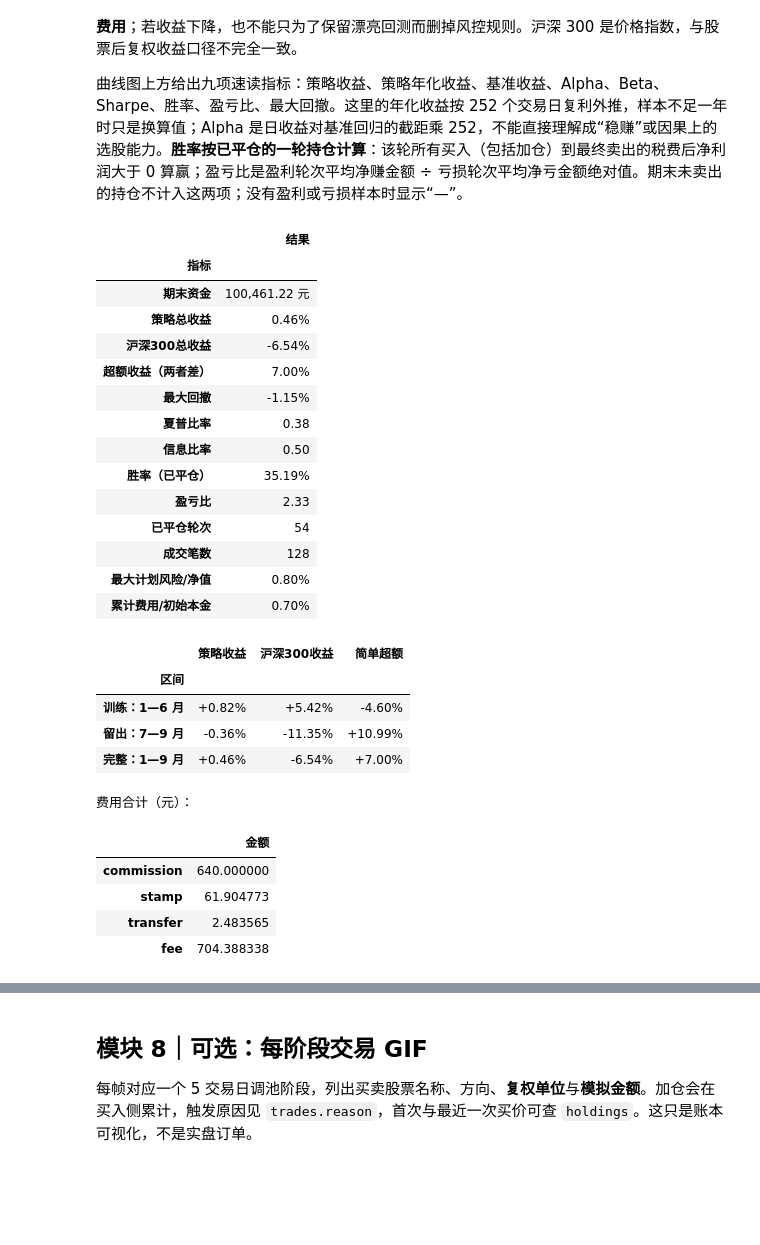
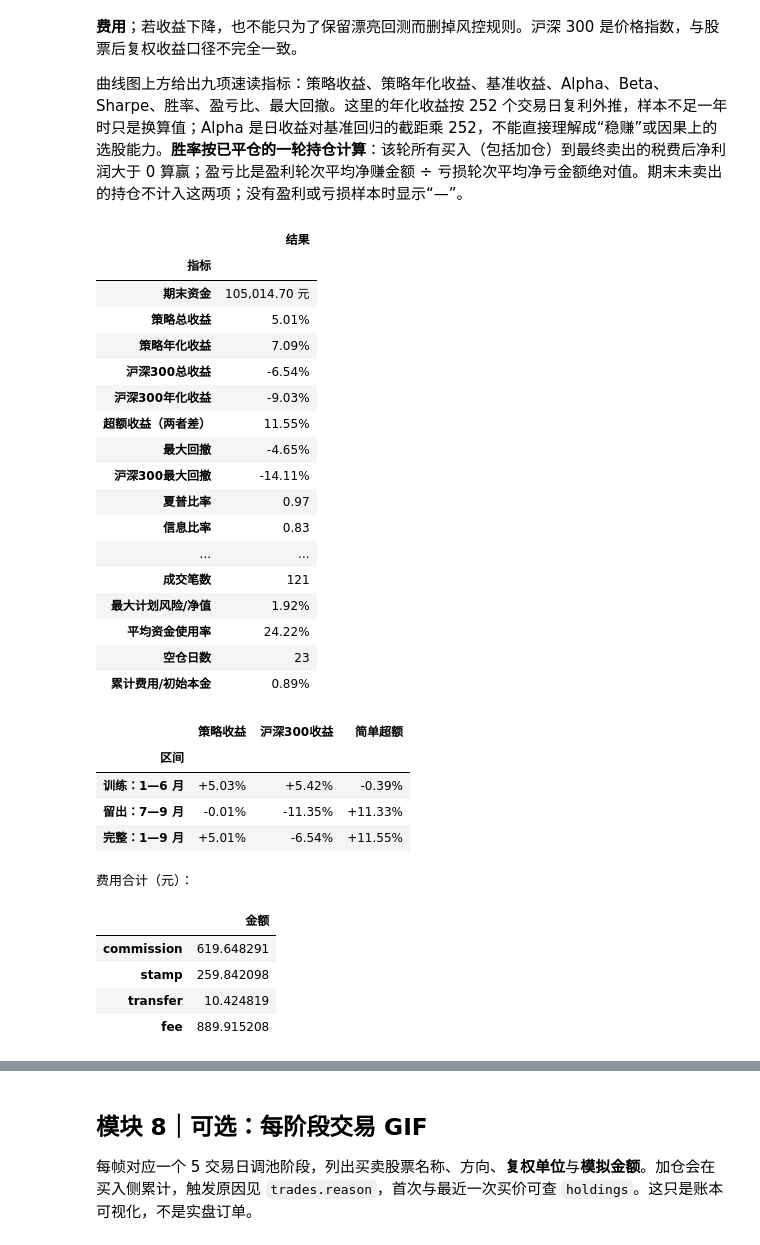
Before and after one commit to ZhengrongYue/MiniQuant, a Jupyter notebook: simple_framework.ipynb, the cells around one changed output, grey strips where cells are left out. Drawn from its saved outputs; the diff is of its cells as text; code cells hidden in the pictures; blank space fills up the shorter version.

```diff
--- a/simple_framework.ipynb
+++ b/simple_framework.ipynb
@@ -24,13 +24,13 @@ from IPython.display import display, Image as NotebookImage
 DATA = Path('data/private')
 DATA.mkdir(parents=True, exist_ok=True)
 START_DATE, FIRST_DAY, END_DATE = '2025-12-01', '2026-01-05', '2026-09-30'
-POOL_SIZE, PE_LOWER, PE_UPPER = 10, 8.0, 30.0
+POOL_SIZE, PE_LOWER, PE_UPPER, REBALANCE_EVERY = 10, 8.0, 30.0, 5
 MA_FAST, MA_SLOW, ATR_WINDOW = 8, 15, 14
 INITIAL_CASH = 100_000.0
 COMMISSION_RATE, MIN_COMMISSION = 0.0003, 5.0   # 券商万三；每笔佣金最低 5 元
 STAMP_DUTY_RATE = 0.0005                       # 2026 年卖出印花税：万分之五
 TRANSFER_RATE = 0.00001                        # 过户费双边：十万分之一
-TOTAL_RISK, NAME_RISK, MAX_NAME_WEIGHT = 0.01, 0.002, 0.10
+TOTAL_RISK, NAME_RISK, MAX_NAME_WEIGHT = 0.02, 0.008, 0.30
 RISK_BUFFER = 0.95  # 下单时只用 95% 的组合风险预算，给费用和净值波动留余量
 INITIAL_STOP, ARM_GAIN, TRAIL_BACK = 0.025, 0.08, 0.025
 ATR_MULT, TRANCHES, ADD_PROFIT_STEP = 1.5, 3, 0.02  # 两次加仓阈值：+2%、+4%
@@ -344,7 +410,7 @@ display(first_pool.reset_index(drop=True))
 
 MA8 是近 8 个交易日的平均收盘价，MA15 是近 15 日平均。**金叉**指昨天 MA8 ≤ MA15、今天 MA8 > MA15；只有池内新金叉才触发首笔买入。**死叉**指 MA8 从上方跌到 MA15 下方，触发退出。单纯“MA8 在上方”不是新买点；止损卖出后也不会立刻追买，要等新金叉。信号在当日收盘生成，下一交易日开盘才模拟成交。
 # %%
-def build_decisions(bars, reports, benchmark, first=FIRST_DAY, every=5):
+def build_decisions(bars, reports, benchmark, first=FIRST_DAY, every=REBALANCE_EVERY):
     """收盘信号：每 5 个交易日调池，MA8/MA15 金叉和死叉单独记录。"""
     dates = list(benchmark.loc[benchmark.date >= pd.Timestamp(first), 'date'])
     by_day = {day: frame for day, frame in bars.groupby('date', sort=False)}
@@ -369,7 +435,7 @@ def build_decisions(bars, reports, benchmark, first=FIRST_DAY, every=5):
     return pd.DataFrame(records)
 
 
-decisions = build_decisions(bars, reports, benchmark, first=FIRST_DAY, every=5)
+decisions = build_decisions(bars, reports, benchmark, first=FIRST_DAY, every=REBALANCE_EVERY)
 display(decisions.loc[decisions.rebalance,
                       ['signal_date', 'execution_date', 'pool_count', 'trend_count']].head(5))
 print(f'调池 {int(decisions.rebalance.sum())} 次；股票池始终 10 只')
@@ -446,7 +512,7 @@ def run_risk_backtest(bars, benchmark, decisions, *, initial_cash=100_000.0,
     positions = {}  # code -> 复权单位、加仓次数、均价、最高收盘价、计划风险
     last_open = {}
     history = [dict(date=dates[0], nav=1.0, equity=cash, cost=0.0,
-                    turnover=0.0, holdings=0, blocked=0, planned_risk=0.0)]
+                    turnover=0.0, holdings=0, blocked=0, planned_risk=0.0, exposure=0.0)]
     trades = []
     position_log = []
     pending_adds = {}  # 本日开盘触发、下一交易日才可能执行的加仓候选
@@ -622,7 +688,9 @@ def run_risk_backtest(bars, benchmark, decisions, *, initial_cash=100_000.0,
         history.append(dict(date=execution_day, nav=after / initial_cash,
                             equity=after, cost=fees / initial_cash,
                             turnover=turnover, holdings=len(positions),
-                            blocked=blocked, planned_risk=risk_used()))
+                            blocked=blocked, planned_risk=risk_used(),
+                            exposure=sum(p['units'] * last_open[code]
+                                         for code, p in positions.items()) / after))
 
     nav = pd.DataFrame(history).set_index('date')
     trades = pd.DataFrame(trades, columns=[
@@ -643,20 +711,20 @@ def run_risk_backtest(bars, benchmark, decisions, *, initial_cash=100_000.0,
 
 
 # 与上面的三步公式对应：先不计费用，展示单股与多股预算的差别。
-C, total_rate, name_rate, price, stock_rate = 100_000, 0.01, 0.002, 40, 0.05
+C, total_rate, name_rate, price, stock_rate = 100_000, 0.02, 0.008, 40, 0.05
 total_budget = C * total_rate
 risk_per_unit = price * stock_rate
 single_stock_units = total_budget / risk_per_unit
 multi_stock_units = min(total_budget, C * name_rate) / risk_per_unit
 print(f'总风险预算 {total_budget:.0f} 元；每股计划风险 {risk_per_unit:.0f} 元')
-print(f'只买一只时 P={single_stock_units:.0f}；单只预算 0.2% 时 P≈{multi_stock_units:.0f}（未计费用）')
-assert single_stock_units == 500 and multi_stock_units == 100
+print(f'只买一只时 P={single_stock_units:.0f}；单只预算 0.8% 时 P≈{multi_stock_units:.0f}（未计费用）')
+assert single_stock_units == 1000 and multi_stock_units == 400
 
 print('2000 元成交示例：')
 for side in ('BUY', 'SELL'):
     total, commission, stamp, transfer = transaction_fee(2000, side)
     print(f'{side}: 佣金 {commission:.2f} + 印花税 {stamp:.2f} + 过户费 {transfer:.2f} = {total:.2f} 元')
-print('单股 200 元计划风险下，含三次买卖费用的完整目标金额：')
+print('单股 800 元计划风险下，含三次买卖费用的完整目标金额：')
 for distance in (0.03, 0.05):
     full = TRANCHES * max_notional_for_risk(
         INITIAL_CASH * NAME_RISK / TRANCHES, distance)
@@ -755,6 +823,8 @@ def performance_metrics(nav, annual_rf=0.0):
         "简单年化收益率（365日）": calendar_simple,
         "复合年化收益率（365日）": calendar_compound,
         "基准总收益率": float(nav["benchmark_nav"].iloc[-1] - 1),
+        "基准复合年化收益率": (nav["benchmark_nav"].iloc[-1]) ** (252 / n) - 1,
+        "基准最大回撤": float((nav["benchmark_nav"] / nav["benchmark_nav"].cummax() - 1).min()),
         "年化波动率": vol,
         "最大回撤": mdd,
         "Beta": beta,
@@ -765,6 +835,8 @@ def performance_metrics(nav, annual_rf=0.0):
         "累计换手（单边权重之和）": float(nav["turnover"].sum()),
         "累计费用/初始本金": float(nav["cost"].sum()),
         "未成交委托次数": int(nav["blocked"].sum()),
+        "平均资金使用率": float(nav["exposure"].mean()),
+        "空仓日数": int(nav["holdings"].eq(0).sum()),
     }
 
 
@@ -794,16 +866,17 @@ def closed_trade_metrics(trades):
 
 closed_trades, trade_stats = closed_trade_metrics(trades)
 m = performance_metrics(nav)
-display(pd.DataFrame({'指标': ['期末资金', '策略总收益', '沪深300总收益', '超额收益（两者差）',
-                              '最大回撤', '夏普比率', '信息比率', '胜率（已平仓）', '盈亏比', '已平仓轮次', '成交笔数',
-                              '最大计划风险/净值', '累计费用/初始本金'],
-                      '结果': [f"{nav.equity.iloc[-1]:,.2f} 元", f"{m['总收益率']:.2%}",
-                             f"{m['基准总收益率']:.2%}",
+display(pd.DataFrame({'指标': ['期末资金', '策略总收益', '策略年化收益', '沪深300总收益', '沪深300年化收益', '超额收益（两者差）',
+                              '最大回撤', '沪深300最大回撤', '夏普比率', '信息比率', '胜率（已平仓）', '盈亏比', '已平仓轮次', '成交笔数',
+                              '最大计划风险/净值', '平均资金使用率', '空仓日数', '累计费用/初始本金'],
+                      '结果': [f"{nav.equity.iloc[-1]:,.2f} 元", f"{m['总收益率']:.2%}", f"{m['复合年化收益率']:.2%}",
+                             f"{m['基准总收益率']:.2%}", f"{m['基准复合年化收益率']:.2%}",
                              f"{m['总收益率']-m['基准总收益率']:.2%}",
-                             f"{m['最大回撤']:.2%}", f"{m['夏普比率']:.2f}",
+                             f"{m['最大回撤']:.2%}", f"{m['基准最大回撤']:.2%}", f"{m['夏普比率']:.2f}",
                              f"{m['信息比率']:.2f}", f"{trade_stats['胜率']:.2%}",
                              f"{trade_stats['盈亏比']:.2f}", str(trade_stats['已平仓轮次']), str(len(trades)),
                              f"{nav.planned_risk_pct.max():.2%}",
+                             f"{m['平均资金使用率']:.2%}", str(m['空仓日数']),
                              f"{m['累计费用/初始本金']:.2%}"]}).set_index('指标'))
 
 # 按时间切开：只用 1—6 月挑参数，7—9 月留作一次性检验。
@@ -815,56 +888,59 @@ for label, segment in [('训练：1—6 月', nav.loc[:split_day]),
     strategy_return = segment.nav.iloc[-1] / segment.nav.iloc[0] - 1
     benchmark_return = segment.benchmark_nav.iloc[-1] / segment.benchmark_nav.iloc[0] - 1
     segment_rows.append({'区间': label, '策略收益': f'{strategy_return:+.2%}',
                          '沪深300收益': f'{benchmark_return:+.2%}',
                          '简单超额': f'{strategy_return - benchmark_return:+.2%}'})
 display(pd.DataFrame(segment_rows).set_index('区间'))
 
 print('费用合计（元）：')
 display(trades[['commission', 'stamp', 'transfer', 'fee']].sum().to_frame('金额'))
 old_fee_nav, _, _ = run_risk_backtest(
     bars, benchmark, decisions, initial_cash=INITIAL_CASH, stamp_rate=0.001)
 display(pd.DataFrame({'卖出印花税': ['现行万分之五', '截图旧例千分之一'],
                       '策略总收益': [nav.nav.iloc[-1]-1, old_fee_nav.nav.iloc[-1]-1],
                       '期末资金': [nav.equity.iloc[-1], old_fee_nav.equity.iloc[-1]]}).set_index('卖出印花税'))
 
 # 小范围阈值敏感性：同一段样本上比较，不把表现最好的那一行当作独立验证。
 base_step = ADD_PROFIT_STEP
 sensitivity = []
 for step in (0.015, 0.02, 0.025, 0.03):
     ADD_PROFIT_STEP = step
     test_nav, test_trades, _ = run_risk_backtest(
         bars, benchmark, decisions, initial_cash=INITIAL_CASH)
     sensitivity.append({'加仓里程碑': f'{step:.1%} / {2 * step:.1%}',
                         '总收益': f'{test_nav.nav.iloc[-1] - 1:+.2%}',
                         '加仓笔数': int(test_trades.reason.str.startswith('SCALE_IN').sum())})
 ADD_PROFIT_STEP = base_step
 display(pd.DataFrame(sensitivity).set_index('加仓里程碑'))
 # %% [output]
 |  | 结果 |
 | 指标 |  |
-| 期末资金 | 100,461.22 元 |
-| 策略总收益 | 0.46% |
+| 期末资金 | 105,014.70 元 |
+| 策略总收益 | 5.01% |
+| 策略年化收益 | 7.09% |
 | 沪深300总收益 | -6.54% |
-| 超额收益（两者差） | 7.00% |
-| 最大回撤 | -1.15% |
-| 夏普比率 | 0.38 |
-| 信息比率 | 0.50 |
-| 胜率（已平仓） | 35.19% |
-| 盈亏比 | 2.33 |
-| 已平仓轮次 | 54 |
-| 成交笔数 | 128 |
-| 最大计划风险/净值 | 0.80% |
-| 累计费用/初始本金 | 0.70% |
+| 沪深300年化收益 | -9.03% |
+| 超额收益（两者差） | 11.55% |
+| 最大回撤 | -4.65% |
+| 沪深300最大回撤 | -14.11% |
+| 夏普比率 | 0.97 |
+| 信息比率 | 0.83 |
+| ... | ... |
+| 成交笔数 | 121 |
+| 最大计划风险/净值 | 1.92% |
+| 平均资金使用率 | 24.22% |
+| 空仓日数 | 23 |
+| 累计费用/初始本金 | 0.89% |
 |  | 策略收益 | 沪深300收益 | 简单超额 |
 | 区间 |  |  |  |
-| 训练：1—6 月 | +0.82% | +5.42% | -4.60% |
-| 留出：7—9 月 | -0.36% | -11.35% | +10.99% |
-| 完整：1—9 月 | +0.46% | -6.54% | +7.00% |
+| 训练：1—6 月 | +5.03% | +5.42% | -0.39% |
+| 留出：7—9 月 | -0.01% | -11.35% | +11.33% |
+| 完整：1—9 月 | +5.01% | -6.54% | +11.55% |
 费用合计（元）：
 |  | 金额 |
-| commission | 640.000000 |
-| stamp | 61.904773 |
-| transfer | 2.483565 |
-| fee | 704.388338 |
+| commission | 619.648291 |
+| stamp | 259.842098 |
+| transfer | 10.424819 |
+| fee | 889.915208 |
 |  | 策略总收益 | 期末资金 |
 | 卖出印花税 |  |  |
```
Also changed, not shown: parts of 10 cells of this notebook, 2 other files.
